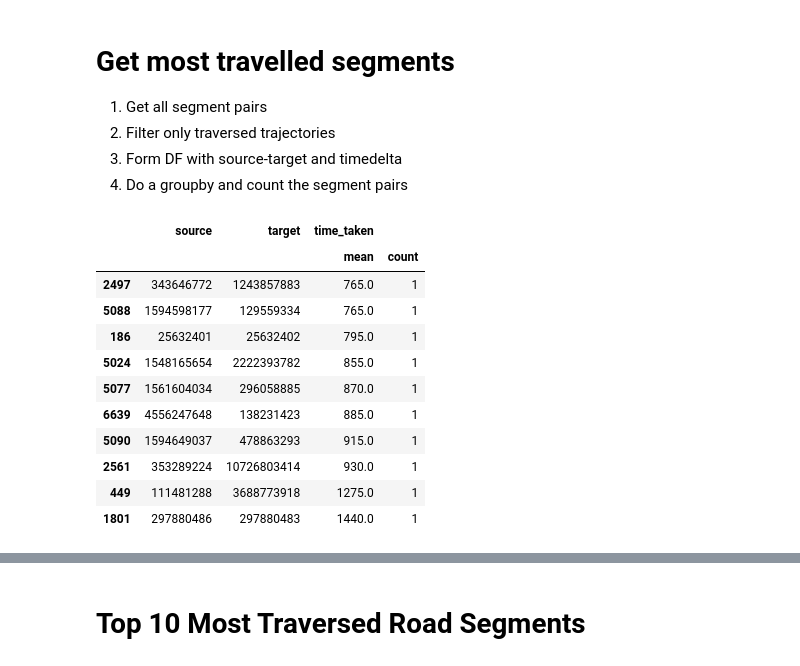
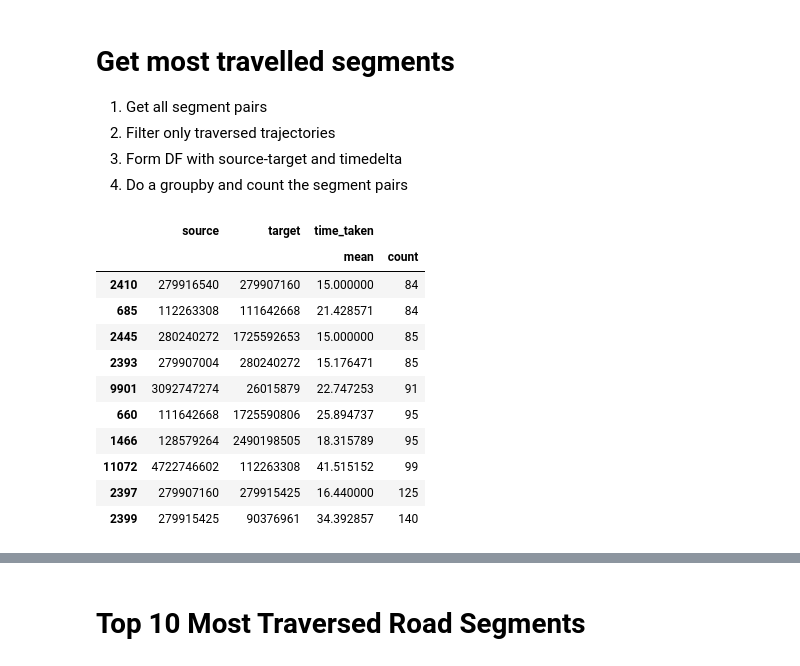
Before and after one commit to Jet-Chen1026/A6128_project2, a Jupyter notebook: task5/Task5.ipynb, the cells around one changed output, grey strips where cells are left out. Saved outputs shown, nothing was run; the diff lists cells and outputs as text; code cells hidden in the pictures.

```diff
--- a/task5/Task5.ipynb
+++ b/task5/Task5.ipynb
@@ -22,11 +22,13 @@ import matplotlib as mpl
 from folium.features import DivIcon
 from helper_utils import MatchedRoutes,Segments
 
-f = open('./matched-results-1500.json')
+f = open('../matched-results-1500.json')
 data = json.load(f)
 
 
-graph = osmnx.graph_from_place('porto, portugal', network_type='drive', simplify=False)
+# graph = osmnx.graph_from_place('Porto, Portugal', network_type='drive', simplify=False)
+# graph = osmnx.load_graphml('./porto.graphml')
+graph = osmnx.graph_from_place('Porto, Portugal', network_type='drive', simplify=False,which_result=2)
 graph_proj = osmnx.project_graph(graph)
 nodes_proj, edges_proj = osmnx.graph_to_gdfs(graph_proj, nodes=True, edges=True)
 
@@ -51,5 +60,7 @@ df = df[df['MATCHED_RESULTS'].apply(lambda x: len(x['Matched_edge_for_each_point
 # %%
 routes = df.apply(lambda x: MatchedRoutes.from_df(x,nodes_proj),axis=1)
+# sum([r.matched_geo.shape[0]==0 for r in routes])
+routes = [r for r in routes if r.matched_geo.shape[0]>0]
 # %% [markdown]
 # Get most travelled segments
 1. Get all segment pairs
@@ -101,26 +112,25 @@ for r in routes:
 # %%
 grouped_df = segment_df.groupby(['source','target'],as_index=False).agg({"time_taken": [np.mean, 'count']})
 grouped_df = grouped_df.sort_values(('time_taken','count'))
 top10_segments = grouped_df.iloc[-10:].copy()
 
 
 # top10_segments[]
 
 grouped_df = grouped_df.sort_values(('time_taken','mean'))
-top10_time = grouped_df[grouped_df[('time_taken','count')]>0].iloc[-10:].copy()
+top10_time = grouped_df[grouped_df[('time_taken','count')]>5].iloc[-10:].copy()
 
 top10_segments
-top10_time
 # %% [output]
 |  | source | target | time_taken |  |
 |  |  |  | mean | count |
-| 2497 | 343646772 | 1243857883 | 765.0 | 1 |
-| 5088 | 1594598177 | 129559334 | 765.0 | 1 |
-| 186 | 25632401 | 25632402 | 795.0 | 1 |
-| 5024 | 1548165654 | 2222393782 | 855.0 | 1 |
-| 5077 | 1561604034 | 296058885 | 870.0 | 1 |
-| 6639 | 4556247648 | 138231423 | 885.0 | 1 |
-| 5090 | 1594649037 | 478863293 | 915.0 | 1 |
-| 2561 | 353289224 | 10726803414 | 930.0 | 1 |
-| 449 | 111481288 | 3688773918 | 1275.0 | 1 |
-| 1801 | 297880486 | 297880483 | 1440.0 | 1 |
+| 2410 | 279916540 | 279907160 | 15.000000 | 84 |
+| 685 | 112263308 | 111642668 | 21.428571 | 84 |
+| 2445 | 280240272 | 1725592653 | 15.000000 | 85 |
+| 2393 | 279907004 | 280240272 | 15.176471 | 85 |
+| 9901 | 3092747274 | 26015879 | 22.747253 | 91 |
+| 660 | 111642668 | 1725590806 | 25.894737 | 95 |
+| 1466 | 128579264 | 2490198505 | 18.315789 | 95 |
+| 11072 | 4722746602 | 112263308 | 41.515152 | 99 |
+| 2397 | 279907160 | 279915425 | 16.440000 | 125 |
+| 2399 | 279915425 | 90376961 | 34.392857 | 140 |
```
Also changed, not shown: parts of 7 cells of this notebook, 2 other files.
